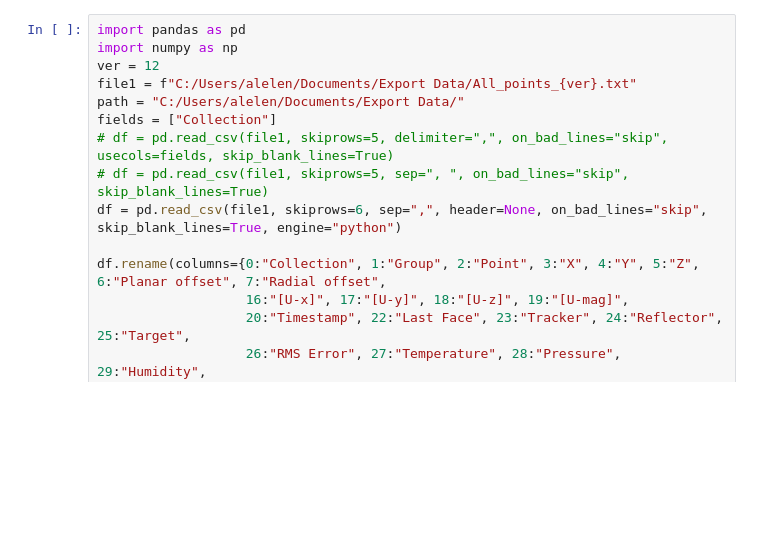
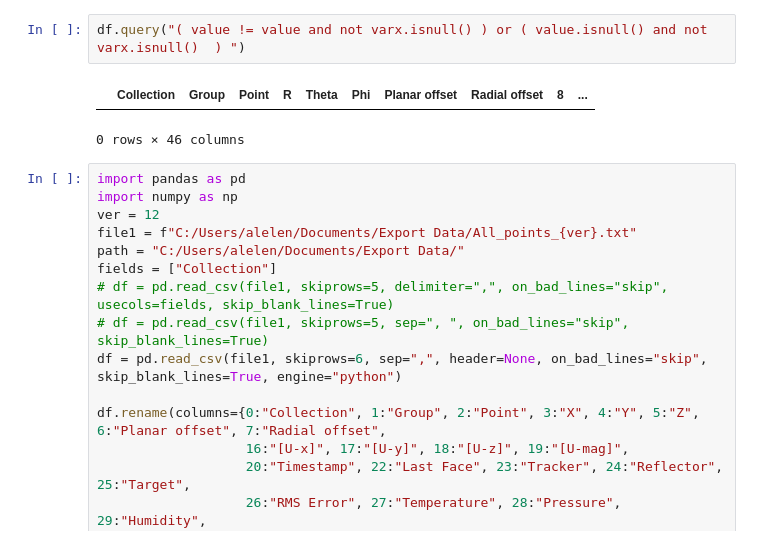
Before and after one commit to Alexander1729/max, a Jupyter notebook: python_point_data_spherical.ipynb, the cells around one changed output. Drawn from its saved outputs; the diff is of its cells as text; blank space fills up the shorter version.

```diff
--- a/python_point_data_spherical.ipynb
+++ b/python_point_data_spherical.ipynb
@@ -118,3 +212,8 @@ i_change[0]
+# %%
+df.query("( value != value and not varx.isnull() ) or ( value.isnull() and not varx.isnull()  ) ")
+# %% [output]
+|  | Collection | Group | Point | R | Theta | Phi | Planar offset | Radial offset | 8 | ... |
+0 rows × 46 columns
 # %%
 import pandas as pd
 import numpy as np
```
Also changed, not shown: parts of 6 cells of this notebook, 3 other files.
